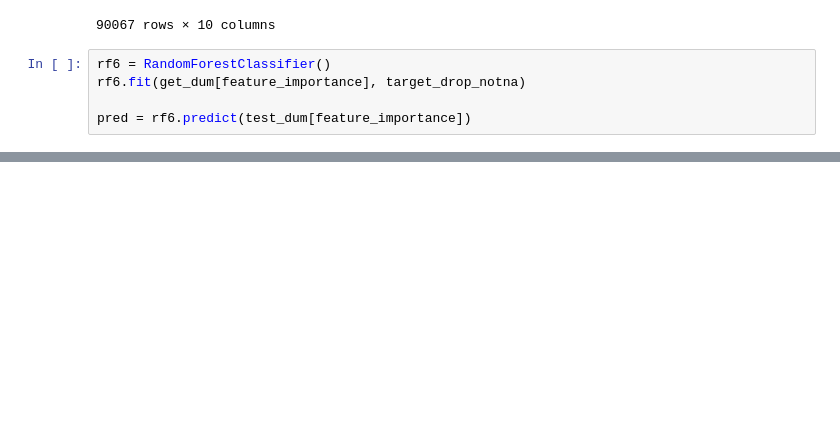
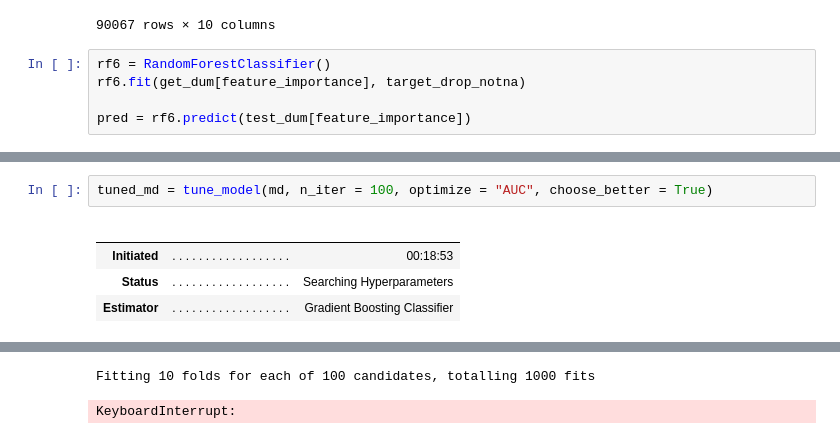
Before and after one commit to kwonhwijun/Aimers_Infertility, a Jupyter notebook: notebooks/도은/0205이도은.ipynb, the cells around one changed output, grey strips where cells are left out. Drawn from its saved outputs; the diff is of its cells as text; blank space fills up the shorter version.

```diff
--- a/notebooks/도은/0205이도은.ipynb
+++ b/notebooks/도은/0205이도은.ipynb
@@ -196,0 +479,8 @@ pd.DataFrame({"ID" : test['ID'],'probability' : pred}).to_csv('./submission/subm
+# %%
+tuned_md = tune_model(md, n_iter = 100, optimize = "AUC", choose_better = True)
+# %% [output]
+|  |  |  |
+|  |  |  |
+| Initiated | . . . . . . . . . . . . . . . . . . | 00:18:53 |
+| Status | . . . . . . . . . . . . . . . . . . | Searching Hyperparameters |
+| Estimator | . . . . . . . . . . . . . . . . . . | Gradient Boosting Classifier |
@@ -196,0 +488,2 @@ pd.DataFrame({"ID" : test['ID'],'probability' : pred}).to_csv('./submission/subm
+Fitting 10 folds for each of 100 candidates, totalling 1000 fits
+KeyboardInterrupt:
```
Also changed, not shown: parts of 35 cells of this notebook, 18 other files.
